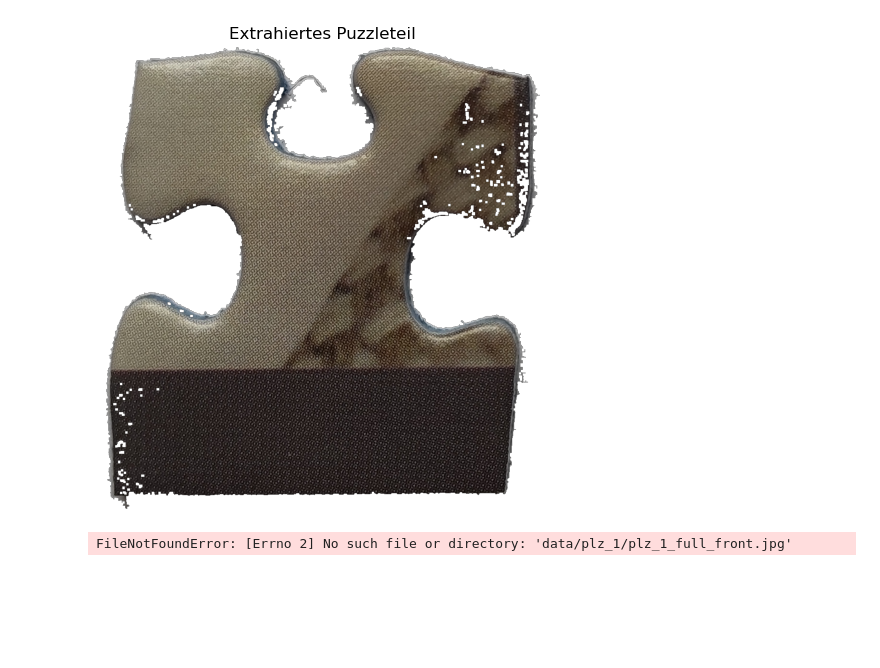
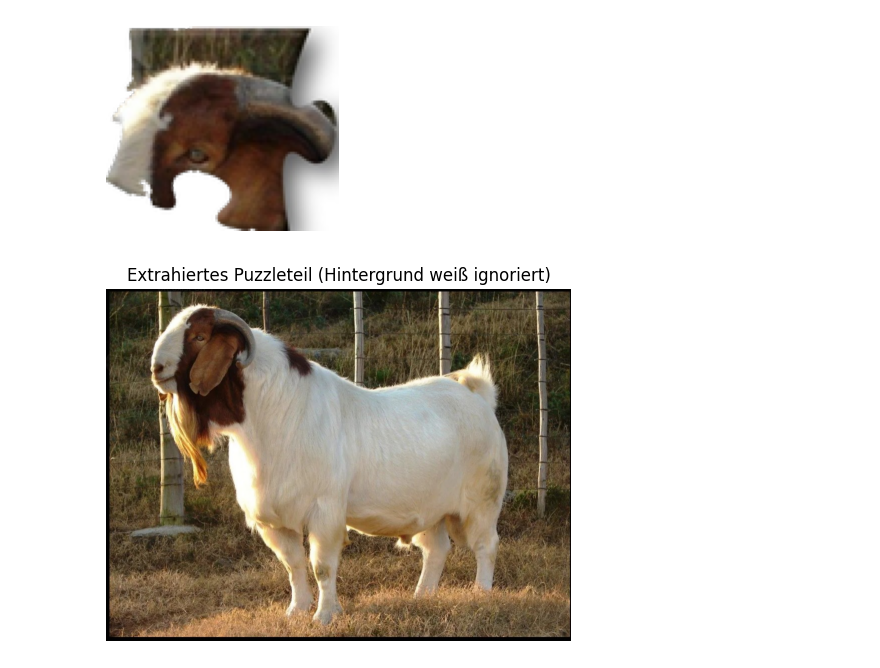
Before and after one commit to hermandi21/puzzle_solver_2d, a Jupyter notebook: regionen.ipynb, the cells around one changed output. Saved outputs shown, nothing was run; the diff lists cells and outputs as text; code cells hidden in the pictures; blank space fills up the shorter version.

```diff
--- a/regionen.ipynb
+++ b/regionen.ipynb
@@ -58,6 +150,36 @@ def extract_puzzle_piece(image_path: str, show: bool = False) -> Image.Image:
+# %%
+from PIL import Image
+import matplotlib.pyplot as plt
+
+# Angenommen, img ist dein bereits extrahiertes RGBA-Puzzleteil (ein PIL-Image)
+orig_w, orig_h = img.size
+
+# 1. Neue Breite auf 100 festlegen und Höhe proportional berechnen
+new_w = 100
+new_h = int(orig_h * (new_w / orig_w))
+
+# 2. Bild skalieren (LANCZOS-Filter = äquivalent zum alten ANTIALIAS)
+#    Je nach Pillow-Version kann man auch Image.Resampling.LANCZOS verwenden.
+try:
+    # Pillow ≥ 9.1.0
+    img_100px = img.resize((new_w, new_h), resample=Image.LANCZOS)
+except AttributeError:
+    # Falls Resampling bzw. LANCZOS nicht existiert (ältere Version), einfach so:
+    img_100px = img.resize((new_w, new_h))
+
+# 3. Optional: Resultat anzeigen
+plt.figure(figsize=(3, 3))
+plt.imshow(img_100px)
+plt.axis("off")
+plt.show()
+
+# 4. Optional: Speichern
+img_100px.save("puzzle_clean_100px.png")
+# %% [output]
+[figure, added]
 # %%
-img = extract_puzzle_piece("data/pzl_1/pzl_1_001_front.jpg", show=True)
+img_full = extract_puzzle_piece_ignore_white_bg("ziegefull.jpg", white_threshold=170, show=True)
 # Optional speichern:
-img.save("puzzle_clean.png")
+img_full.save("puzzle_clean_full.png")
 # %% [output]
-[figure, old version]
+[figure, new version]
@@ -122,5 +185,0 @@ def match_puzzle_piece_on_board(board_path: str, piece_image: Image.Image):
-# %%
-puzzle_piece = extract_puzzle_piece("data/pzl_1/pzl_1_001_front.jpg")  # oder dein Bild
-match_puzzle_piece_on_board("data/pzl_1/pzl_1_full_front.jpg", puzzle_piece)
-# %% [output]
-FileNotFoundError: [Errno 2] No such file or directory: 'data/plz_1/plz_1_full_front.jpg'
```
Also changed, not shown: parts of 7 cells of this notebook, 16 other files.
